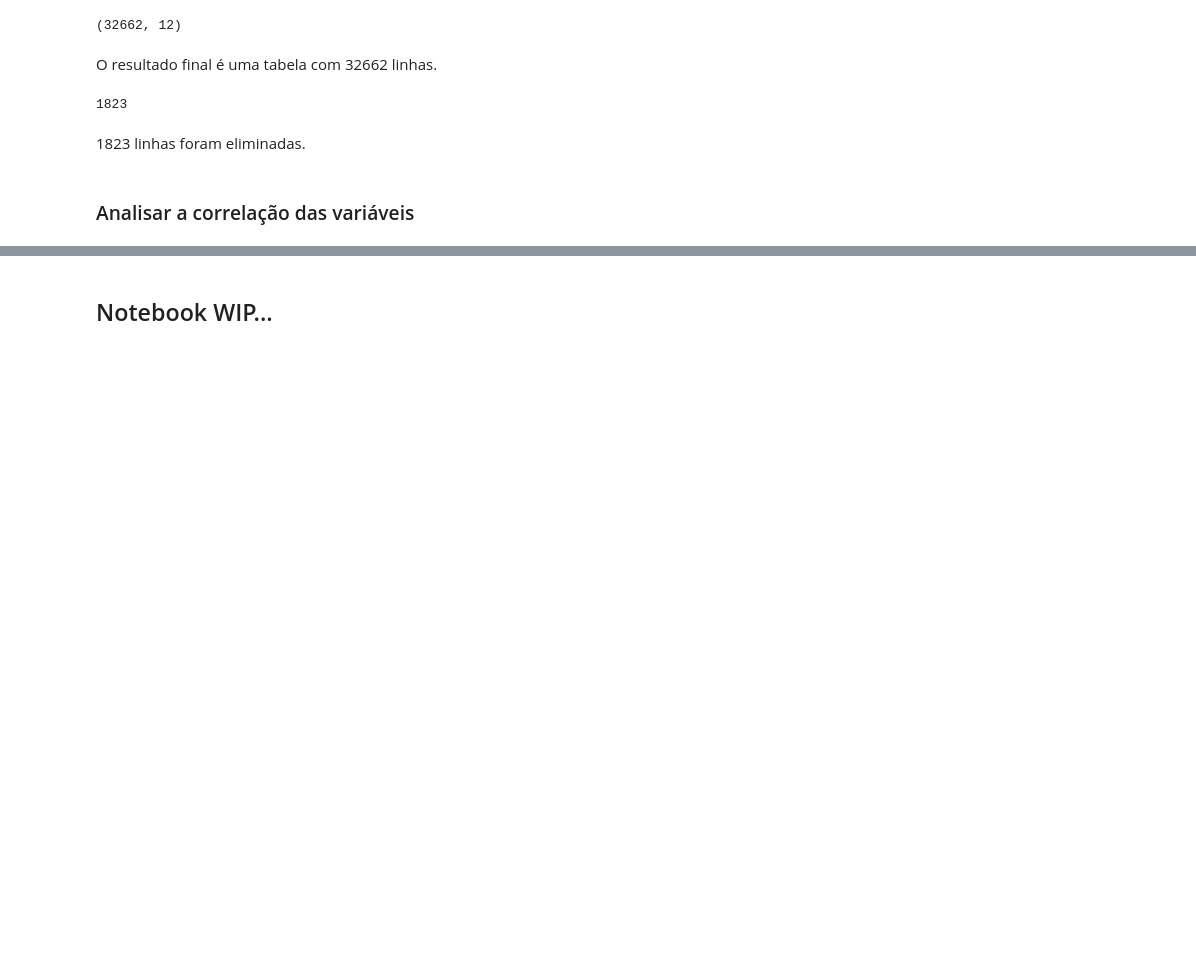
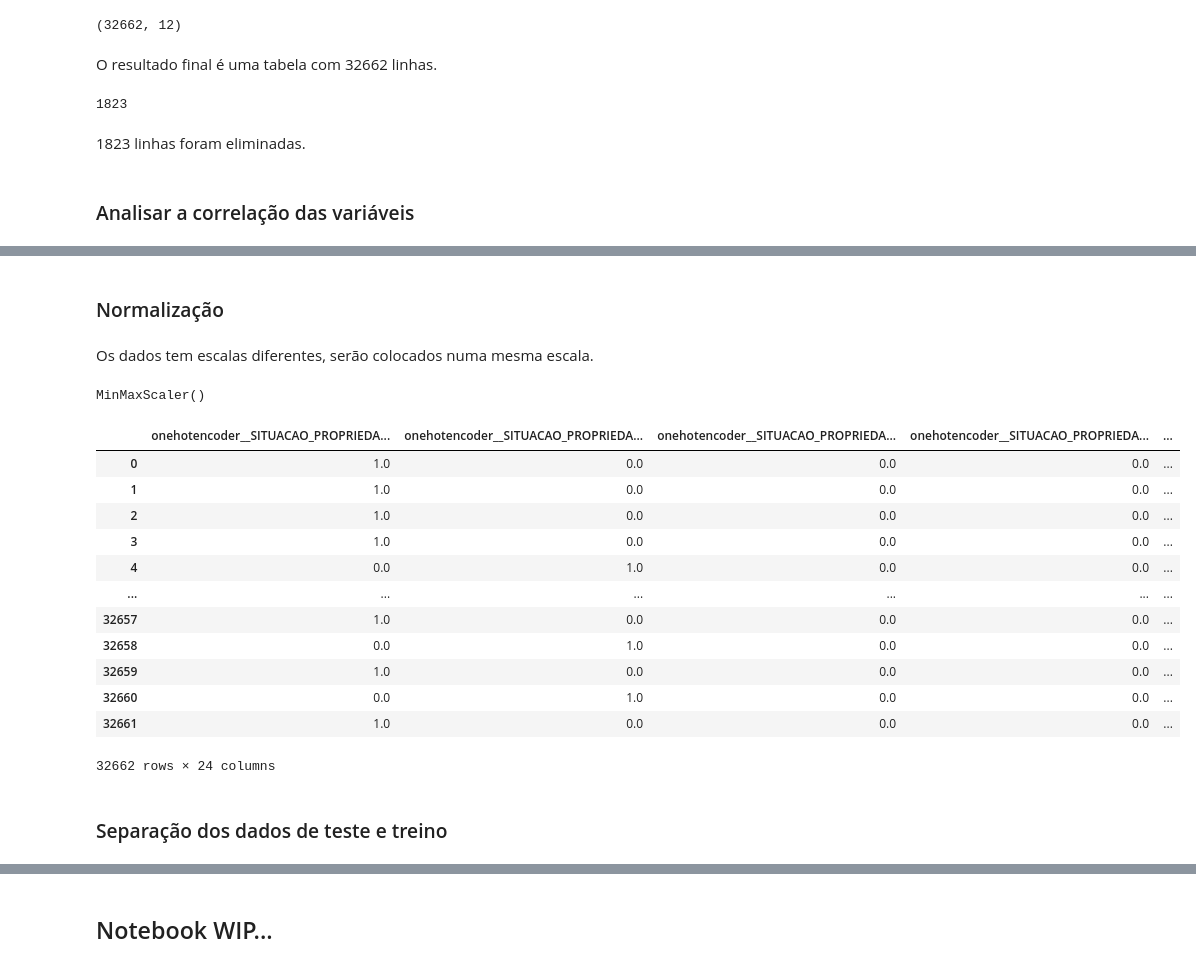
Before and after one commit to PericlesSavio/Alura_Challenge_Data_Science-2022, a Jupyter notebook: semana_2.ipynb, the cells around one changed output, grey strips where cells are left out. Cells and saved outputs as stored; diff of their text form; code cells hidden in the pictures; blank space fills up the shorter version.

```diff
--- a/semana_2.ipynb
+++ b/semana_2.ipynb
@@ -375,0 +313,2 @@ dados_brutos.shape[0]- dados.shape[0]
+# %%
+dados = dados.drop('EMPRESTIMO_PERC_RENDA_ANUAL', axis = 1)
@@ -375,0 +326,3 @@ dados_brutos.shape[0]- dados.shape[0]
+# %%
+x = dados.drop(['INADIMPLENTE'], axis = 1)
+alvo = dados['INADIMPLENTE']
@@ -375,0 +335,10 @@ dados_brutos.shape[0]- dados.shape[0]
+# %%
+colunas_categoricas = ['SITUACAO_PROPRIEDADE','MOTIVO_EMPRESTIMO','PONTUACAO']
+
+one_hot_enc = make_column_transformer(
+    (OneHotEncoder(), colunas_categoricas),
+    remainder='passthrough')
+
+dados2 = one_hot_enc.fit_transform(x)
+dados2 = pd.DataFrame(dados2, columns=one_hot_enc.get_feature_names_out())
+dados2.head()
@@ -375,0 +353,4 @@ dados_brutos.shape[0]- dados.shape[0]
+# %% [markdown]
+### Normalização
+# %% [markdown]
+Os dados tem escalas diferentes, serão colocados numa mesma escala.
@@ -375,0 +359,26 @@ dados_brutos.shape[0]- dados.shape[0]
+# %%
+scaler = MinMaxScaler()
+scaler.fit(dados2)
+MinMaxScaler()
+# %% [output]
+MinMaxScaler()
+# %%
+dados2 = scaler.transform(dados2)
+dados2 = pd.DataFrame(dados2, columns = one_hot_enc.get_feature_names_out())
+dados2
+# %% [output]
+|  | onehotencoder__SITUACAO_PROPRIEDA... | onehotencoder__SITUACAO_PROPRIEDA... | onehotencoder__SITUACAO_PROPRIEDA... | onehotencoder__SITUACAO_PROPRIEDA... | ... |
+| 0 | 1.0 | 0.0 | 0.0 | 0.0 | ... |
+| 1 | 1.0 | 0.0 | 0.0 | 0.0 | ... |
+| 2 | 1.0 | 0.0 | 0.0 | 0.0 | ... |
+| 3 | 1.0 | 0.0 | 0.0 | 0.0 | ... |
+| 4 | 0.0 | 1.0 | 0.0 | 0.0 | ... |
+| ... | ... | ... | ... | ... | ... |
+| 32657 | 1.0 | 0.0 | 0.0 | 0.0 | ... |
+| 32658 | 0.0 | 1.0 | 0.0 | 0.0 | ... |
+| 32659 | 1.0 | 0.0 | 0.0 | 0.0 | ... |
+| 32660 | 0.0 | 1.0 | 0.0 | 0.0 | ... |
+| 32661 | 1.0 | 0.0 | 0.0 | 0.0 | ... |
+32662 rows × 24 columns
+# %% [markdown]
+### Separação dos dados de teste e treino
```
Also changed, not shown: parts of 41 cells of this notebook, 1 other file.
